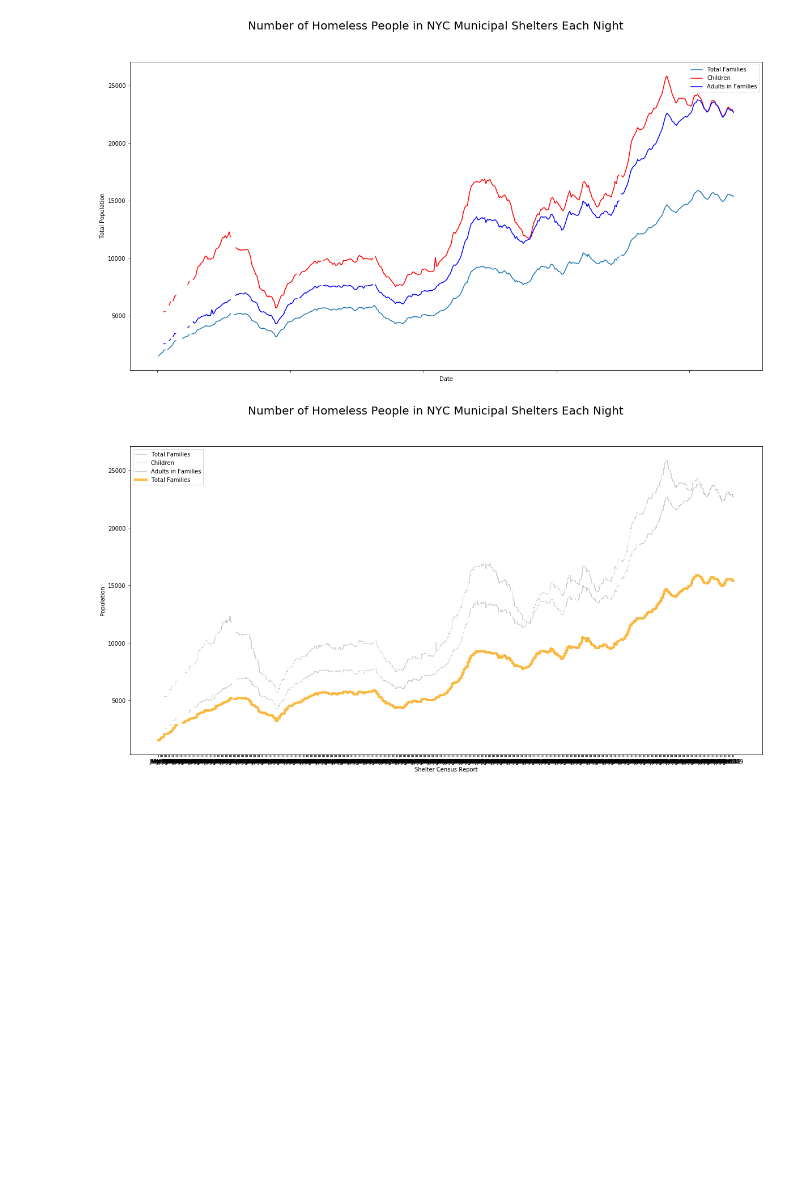
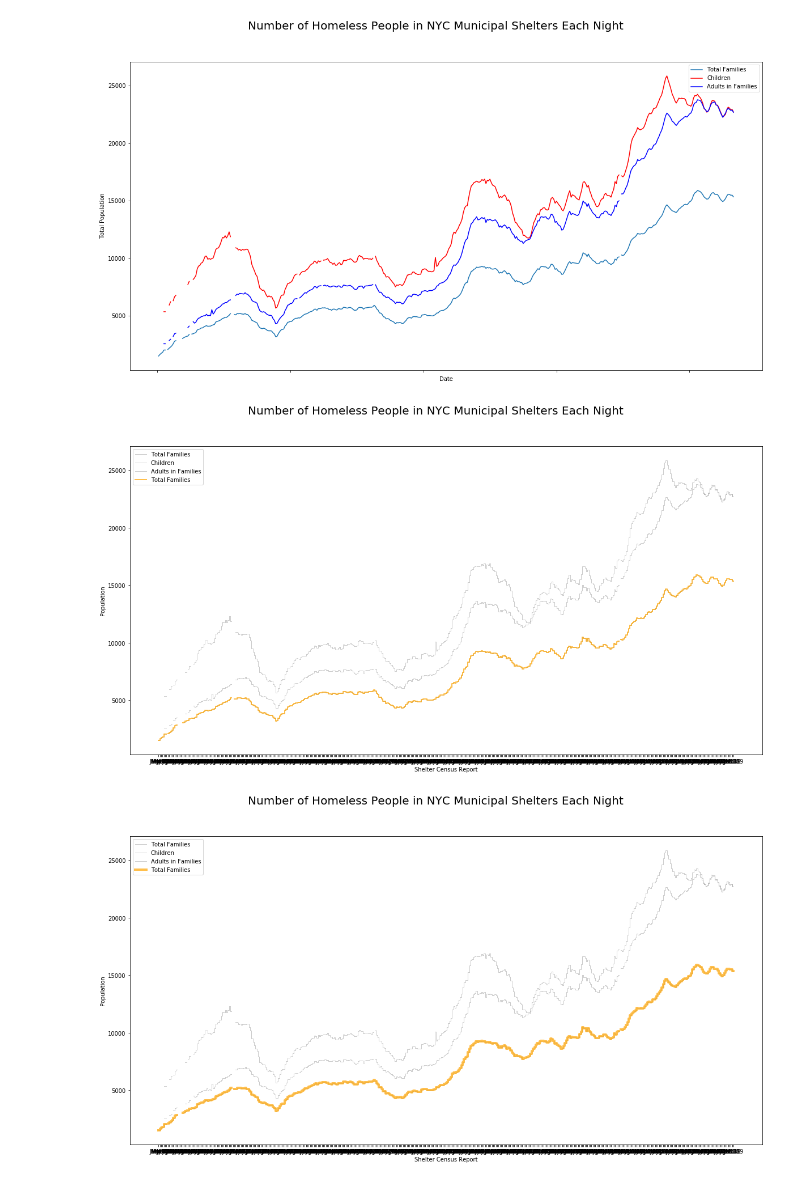
Before and after one commit to graphicsdesk/homeless-center, a Jupyter notebook: notebooks/homeless-shelters.ipynb, the cells around one changed output. Drawn from its saved outputs; the diff is of its cells as text; code cells hidden in the pictures; blank space fills up the shorter version.

Commit message:
updated notebooks and images

```diff
--- a/notebooks/homeless-shelters.ipynb
+++ b/notebooks/homeless-shelters.ipynb
@@ -149,6 +153,29 @@ plt.savefig("fields-line.pdf", transparent = True)
 plt.show()
 # %% [output]
 [figure]
+# %%
+#step plot
+fig, ax = plt.subplots(figsize=(20,10))
+fig.suptitle('Number of Homeless People in NYC Municipal Shelters Each Night',
+            fontsize = 20)
+# multiple line plot
+for column in df.drop('Date', axis=1):
+    plt.step(df['Date'], df[column], marker='', color='grey', linewidth=1, alpha=0.4)
+
+
+plt.step(df['Date'], df['Total Families'], marker='', color='orange', linewidth=2, alpha=0.7)
+plt.legend()
+
+# need to fix repeat in legend
+
+plt.xlabel("Shelter Census Report")
+plt.ylabel("Population")
+
+#plt.savefig("fields-step.pdf", transparent = True)
+
+plt.show()
+# %% [output]
+[figure, added]
 # %%
 #step plot
 fig, ax = plt.subplots(figsize=(20,10))
```
Also changed, not shown: parts of 4 cells of this notebook, 3 other files.
